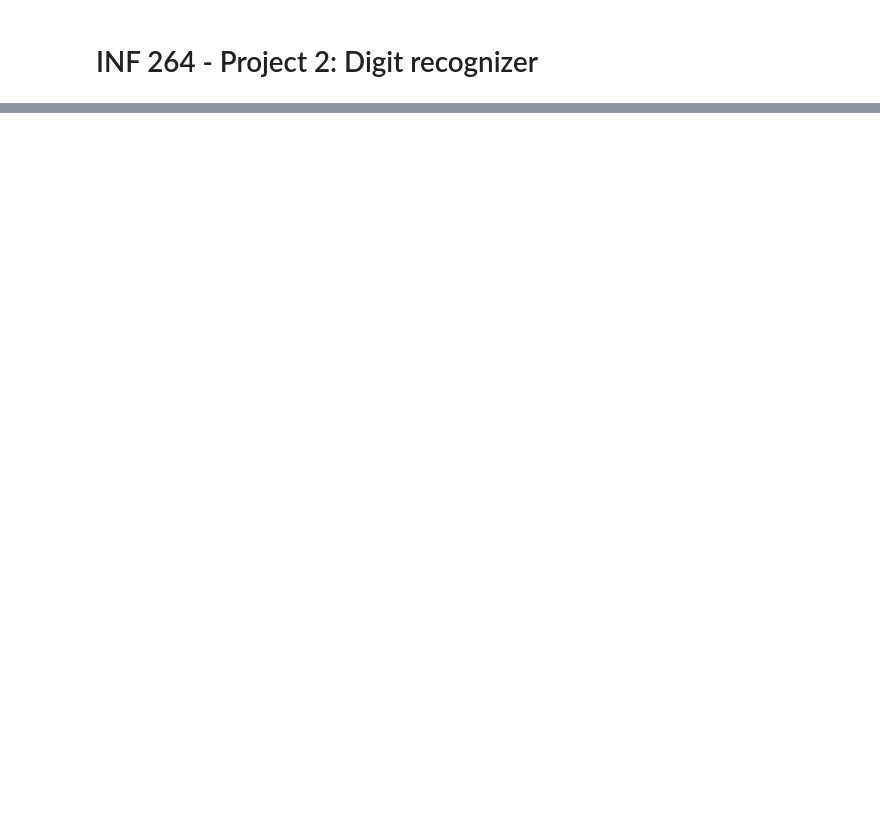
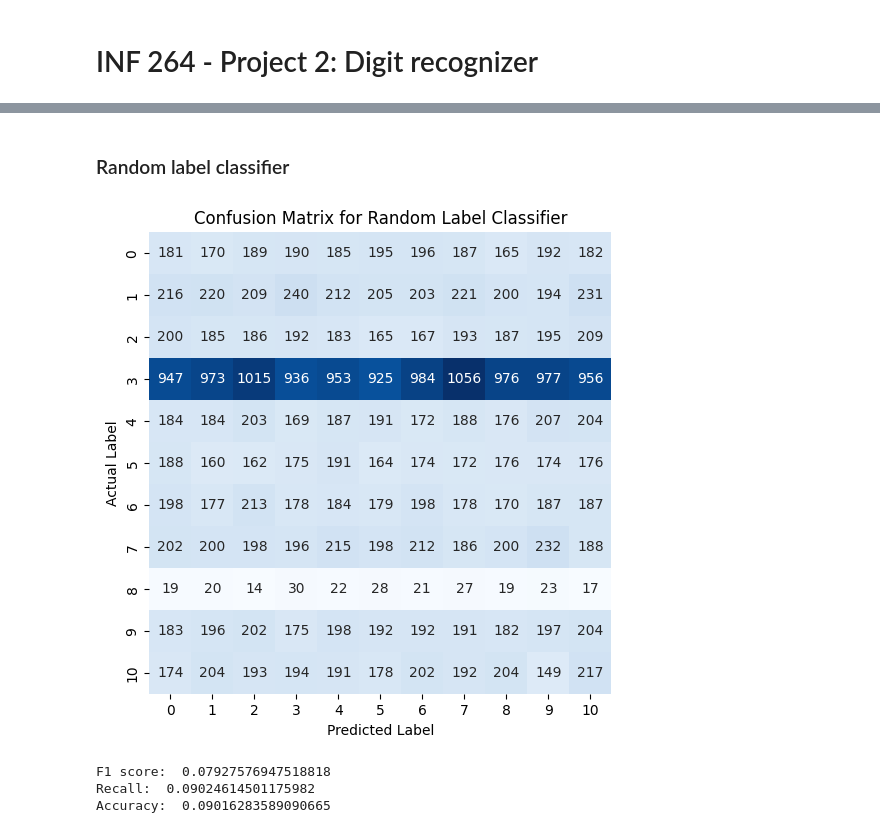
Before and after one commit to Maloha7/digit-recognizer, a Jupyter notebook: digitRecognizer.ipynb, the cells around one changed output, grey strips where cells are left out. Saved outputs shown, nothing was run; the diff lists cells and outputs as text; code cells hidden in the pictures; blank space fills up the shorter version.

```diff
--- a/digitRecognizer.ipynb
+++ b/digitRecognizer.ipynb
@@ -34,0 +137,18 @@ plt.show()
+# %% [markdown]
+### Random label classifier
+# %%
+#Random label classifier
+y_pred = np.random.randint(0, 11, y_val.shape)
+
+#Plot the confusion matrix for the random label classifier
+plot_confusion_matric(y_val, y_pred, 'Confusion Matrix for Random Label Classifier')
+
+#Print F1 score, recall and accuracy
+print("F1 score: ", f1_score(y_val, y_pred, average='macro'))
+print("Recall: ", recall_score(y_val, y_pred, average='macro'))
+print("Accuracy: ", accuracy_score(y_val, y_pred))
+# %% [output]
+[figure, added]
+F1 score:  0.07927576947518818
+Recall:  0.09024614501175982
+Accuracy:  0.09016283589090665
```
Also changed, not shown: parts of 19 cells of this notebook.
